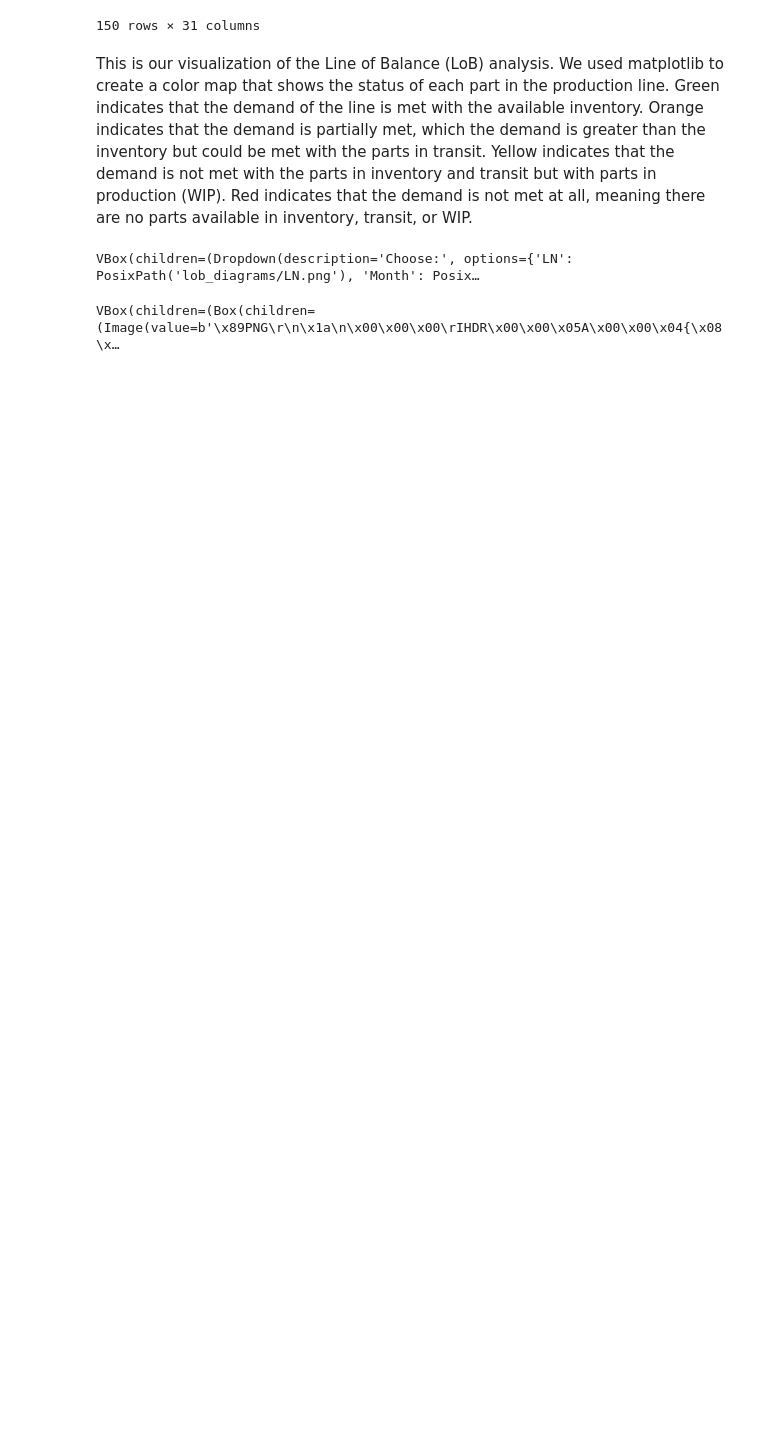
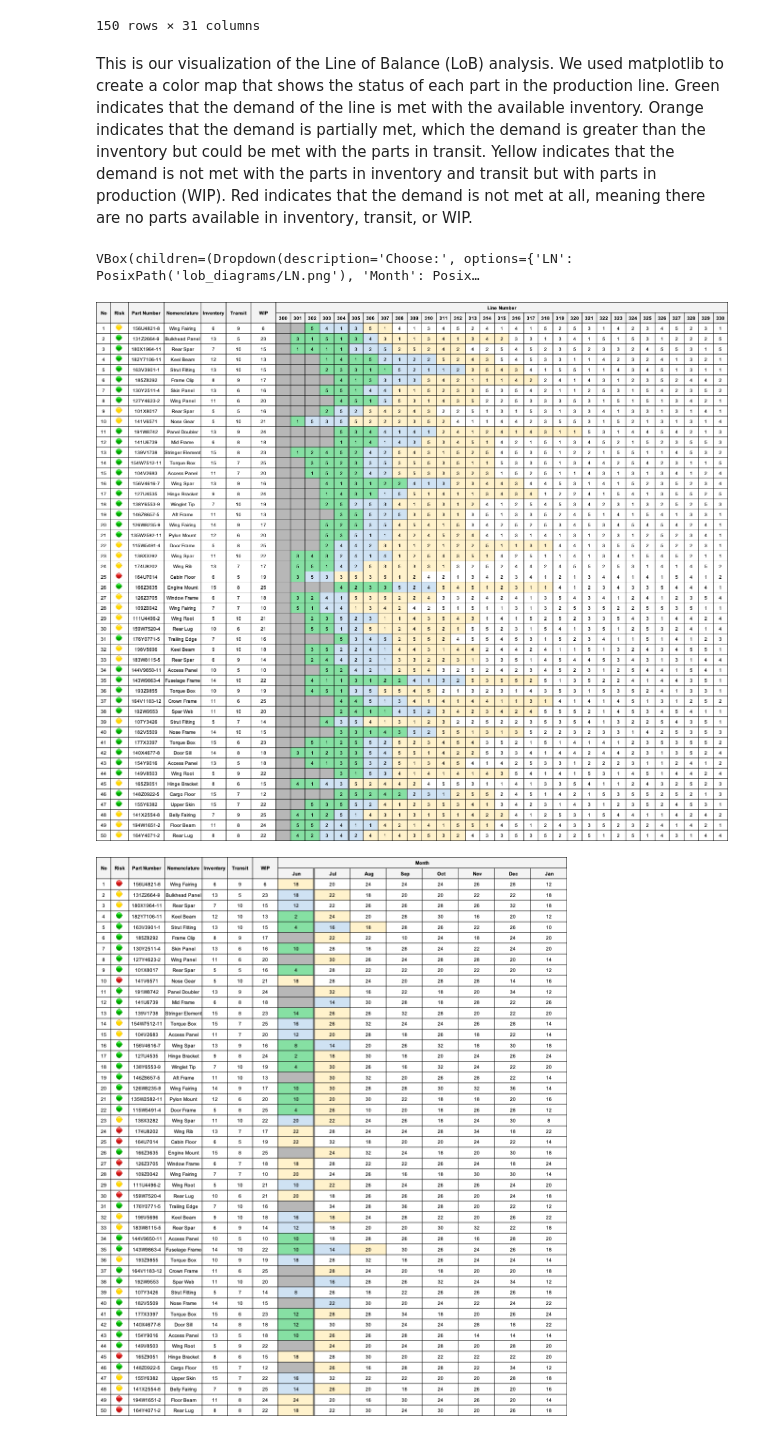
Before and after one commit to sunghwansyoon/past_projects, a Jupyter notebook: LoB.ipynb, the cells around one changed output. Saved outputs shown, nothing was run; the diff lists cells and outputs as text; code cells hidden in the pictures; blank space fills up the shorter version.

Commit message:
Updated data visualizations

```diff
--- a/LoB.ipynb
+++ b/LoB.ipynb
@@ -378,64 +378,28 @@ display(widgets.VBox([dd, out]))
 VBox(children=(Dropdown(description='Choose:', options={'LN': PosixPath('lob_diagrams/LN.png'), 'Month': Posix…
 # %%
 from pathlib import Path
-from PIL import Image
+from PIL import Image as PILImage
+from IPython.display import Image as IPyImage, display
 import io
-import ipywidgets as widgets
-from IPython.display import display
 
-# ------------------------------------------
-# 1)  Expected PNGs and folder
-# ------------------------------------------
-IMG_DIR   = Path("lob_diagrams")
-FILE_LIST = ["LN.png", "Month.png", "Week.png"]   # only these three
+def show_png_on_white(folder: str, filename: str):
+    path = Path(folder) / filename
+    img  = PILImage.open(path).convert("RGBA")
 
-# ensure they exist
-img_paths = []
-for fn in FILE_LIST:
-    p = IMG_DIR / fn
-    if not p.exists():
-        raise FileNotFoundError(f"{p} not found.")
-    img_paths.append(p)
-
-# ------------------------------------------
-# 2)  Helper to wrap one image in a scroll box
-# ------------------------------------------
-PALETTE_SIZE = 2000          # viewport square in px
-
-def make_scroll_box(path: Path) -> widgets.Box:
-    img = Image.open(path).convert("RGBA")
-
-    # flatten alpha on white
+    # flatten transparency onto white
     if img.mode == "RGBA":
-        white_bg = Image.new("RGB", img.size, (255, 255, 255))
-        white_bg.paste(img, mask=img.split()[3])
-        img = white_bg
+        white = PILImage.new("RGB", img.size, (255, 255, 255))
+        white.paste(img, mask=img.split()[3])
+        img = white
 
     buf = io.BytesIO()
     img.save(buf, format="PNG")
-    buf.seek(0)
+    display(IPyImage(data=buf.getvalue()))
 
-    img_widget = widgets.Image(value=buf.getvalue(), format='png')
-    # lock native size so it can overflow
-    img_widget.layout = widgets.Layout(width=f"{img.width}px",
-                                       height=f"{img.height}px")
-
-    return widgets.Box(
-        [img_widget],
-        layout=widgets.Layout(
-            width=f"{PALETTE_SIZE}px",
-            height=f"{PALETTE_SIZE}px",
-            overflow_x="auto",
-            overflow_y="auto",
-            border="1px solid #888",
-            background="white"
-        )
-    )
-
-# ------------------------------------------
-# 3)  Display all three palettes stacked
-# ------------------------------------------
-scroll_boxes = [make_scroll_box(p) for p in img_paths]
-display(widgets.VBox(scroll_boxes))
+# render each
+show_png_on_white("lob_diagrams", "LN.png")
+show_png_on_white("lob_diagrams", "Month.png")
+show_png_on_white("lob_diagrams", "Week.png")
 # %% [output]
-VBox(children=(Box(children=(Image(value=b'\x89PNG\r\n\x1a\n\x00\x00\x00\rIHDR\x00\x00\x05A\x00\x00\x04{\x08\x…
+[figure, added]
+[figure, added]
```
Also changed, not shown: parts of 8 cells of this notebook.
